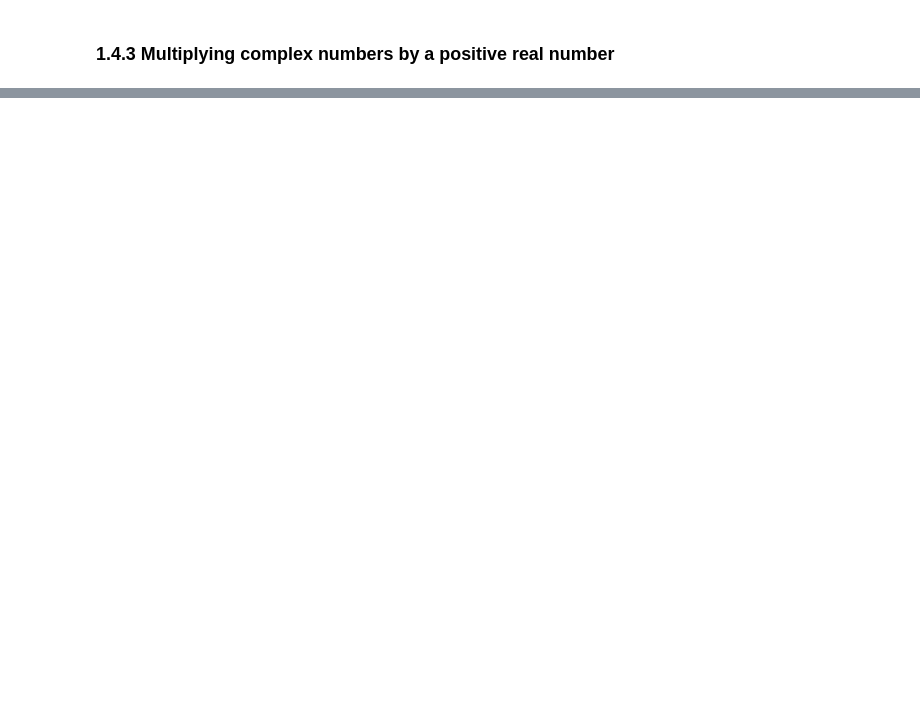
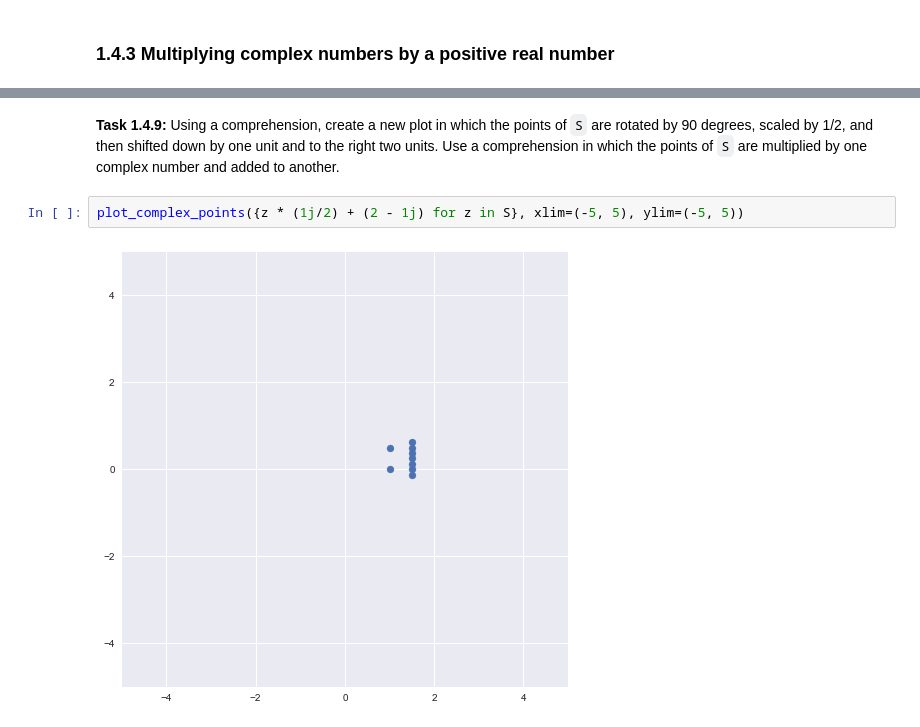
Before and after one commit to khiner/notebooks, a Jupyter notebook: coding_the_matrix/chapter_1/chapter_1.ipynb, the cells around one changed output, grey strips where cells are left out. Cells and saved outputs as stored; diff of their text form; blank space fills up the shorter version.

```diff
--- a/coding_the_matrix/chapter_1/chapter_1.ipynb
+++ b/coding_the_matrix/chapter_1/chapter_1.ipynb
@@ -134,0 +164,6 @@ plt.show()
+# %% [markdown]
+**Task 1.4.9:** Using a comprehension, create a new plot in which the points of `S` are rotated by 90 degrees, scaled by 1/2, and then shifted down by one unit and to the right two units. Use a comprehension in which the points of `S` are multiplied by one complex number and added to another.
+# %%
+plot_complex_points({z * (1j/2) + (2 - 1j) for z in S}, xlim=(-5, 5), ylim=(-5, 5))
+# %% [output]
+[figure, added]
```
Also changed, not shown: parts of 108 cells of this notebook, 14 other files.
